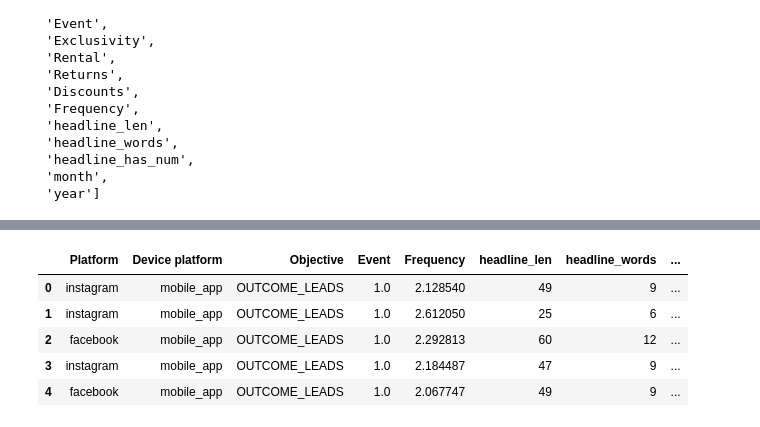
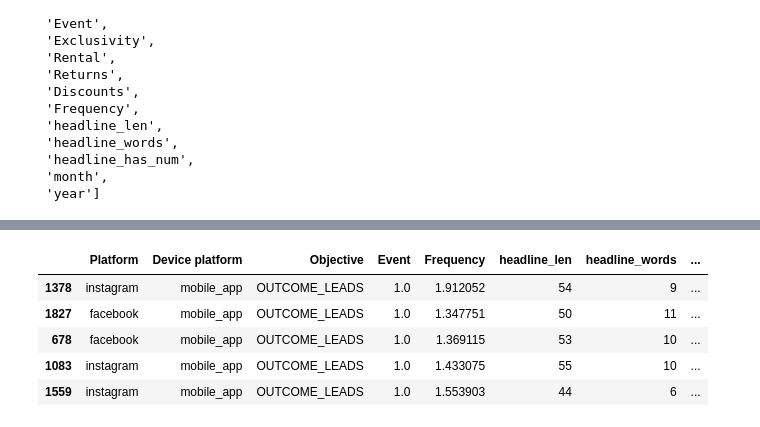
Before and after one commit to NicholasTYD/CS5284_Project, a Jupyter notebook: CS5284_Project.ipynb, the cells around one changed output, grey strips where cells are left out. Cells and saved outputs as stored; diff of their text form; code cells hidden in the pictures.

Commit message:
Remove NaN CPL rows in preprocessing step, refine non-benchmark Kmeans implementation

```diff
--- a/CS5284_Project.ipynb
+++ b/CS5284_Project.ipynb
@@ -70,6 +73,7 @@ platform_df = raw_df.copy()
 def clean_platform_data(df):
   """
   For 'Raw - By device platform' sheet
+  - Drops all missing CPL entries
   - Removes rows with 'unknown' platform or device platform.
   - Removes rows with missing 'Frequency'.
   - Fills missing values in object and numeric columns.
@@ -77,6 +81,9 @@ def clean_platform_data(df):
   - Renames 'CPM (cost per 1,000 impressions)' to 'CPM' and 'Clicks (all)' to 'Clicks'.
   """
   df = df.copy()
+
+  # Drop all missing CPL lines
+  df = df.dropna(subset=['Cost per Lead'])
 
   # normalize strings
   for c in ["Platform","Device platform","Currency","Objective","headline","Local Language","Event"]:
@@ -424,13 +436,13 @@ Recommendation for baselines/segments:
  - Validate stability by month (same ranking holds across time).
  - Things you can utilise if needed: engineered features, leakage-safe feature lists, chronological split policy, and a ready preprocessor (see earlier cells).
 # %%
-df = eda_df.copy()
+df_train = eda_df.copy()
 
-df["CPL_eff"] = np.where(
-    (pd.to_numeric(df.get("Leads", 0), errors="coerce") > 0) &
-    (pd.to_numeric(df.get("Amount spent", 0), errors="coerce") > 0),
-    pd.to_numeric(df["Amount spent"], errors="coerce") /
-    pd.to_numeric(df["Leads"], errors="coerce"),
+df_train["CPL_eff"] = np.where(
+    (pd.to_numeric(df_train.get("Leads", 0), errors="coerce") > 0) &
+    (pd.to_numeric(df_train.get("Amount spent", 0), errors="coerce") > 0),
+    pd.to_numeric(df_train["Amount spent"], errors="coerce") /
+    pd.to_numeric(df_train["Leads"], errors="coerce"),
     np.nan
 )
 
@@ -448,7 +460,7 @@ def segment_table(df, by, min_n=50):
     return t
 
 for spec in segment_specs:
-    t = segment_table(df, spec, min_n=50)
+    t = segment_table(df_train, spec, min_n=50)
     if t is not None and len(t):
         print(f"\nTop segments by {spec} (low median CPL, small dispersion):")
         print(t.head(10))
@@ -530,8 +542,8 @@ for c in [
     "Frequency","headline_len","headline_words","headline_has_num",
 ] :
   print("/////////////////")
-  print(f'NaN Count: {df[c].isna().sum()}')
-  display(df[c].value_counts())
+  print(f'NaN Count: {df_train[c].isna().sum()}')
+  display(df_train[c].value_counts())
 # %% [output]
 /////////////////
 NaN Count: 0
@@ -581,0 +589,2 @@ Name: count, dtype: int64
+# %%
+df_train, df_test = train_test_split(fe_platform_df, test_size=0.2, random_state=42, shuffle=True)
@@ -582,22 +603,23 @@ Name: count, dtype: int64
 # %%
 bm_kmeans_features = [
     "Platform","Device platform","Objective",
     # "Included custom audiences","Excluded custom audiences", <= Omitted cuz they're strings
     # "Local Language", "Exclusivity","Rental","Returns","Discounts", # <= Omitted cuz too much nan
-    "Event", "Frequency","headline_len","headline_words","headline_has_num", # 'CPL'
+    "Event", "Frequency","headline_len","headline_words","headline_has_num", 'CPL'
 ] \
-+ [c for c in ["month","year"] if c in fe_platform_df.columns] # for seasonality
-# + [c for c in fe_platform_df.columns if c.startswith('hl_embed_')] <= Tried this but no improvement
++ [c for c in ["month","year"] if c in df_train.columns] # for seasonality
+# + [c for c in df_train.columns if c.startswith('hl_embed_')] <= Tried this but no improvement
 
-bm_kmeans_df = fe_platform_df[bm_kmeans_features]
-bm_kmeans_df.head()
+train_bm_kmeans_df = df_train[bm_kmeans_features]
+test_bm_kmeans_df = df_test[bm_kmeans_features]
+train_bm_kmeans_df.head()
 # %% [output]
 |  | Platform | Device platform | Objective | Event | Frequency | headline_len | headline_words | ... |
-| 0 | instagram | mobile_app | OUTCOME_LEADS | 1.0 | 2.128540 | 49 | 9 | ... |
-| 1 | instagram | mobile_app | OUTCOME_LEADS | 1.0 | 2.612050 | 25 | 6 | ... |
-| 2 | facebook | mobile_app | OUTCOME_LEADS | 1.0 | 2.292813 | 60 | 12 | ... |
-| 3 | instagram | mobile_app | OUTCOME_LEADS | 1.0 | 2.184487 | 47 | 9 | ... |
-| 4 | facebook | mobile_app | OUTCOME_LEADS | 1.0 | 2.067747 | 49 | 9 | ... |
+| 1378 | instagram | mobile_app | OUTCOME_LEADS | 1.0 | 1.912052 | 54 | 9 | ... |
+| 1827 | facebook | mobile_app | OUTCOME_LEADS | 1.0 | 1.347751 | 50 | 11 | ... |
+| 678 | facebook | mobile_app | OUTCOME_LEADS | 1.0 | 1.369115 | 53 | 10 | ... |
+| 1083 | instagram | mobile_app | OUTCOME_LEADS | 1.0 | 1.433075 | 55 | 10 | ... |
+| 1559 | instagram | mobile_app | OUTCOME_LEADS | 1.0 | 1.553903 | 44 | 6 | ... |
 # %%
 from sklearn import pipeline
 from sklearn.base import clone
```
Also changed, not shown: parts of 20 cells of this notebook.
